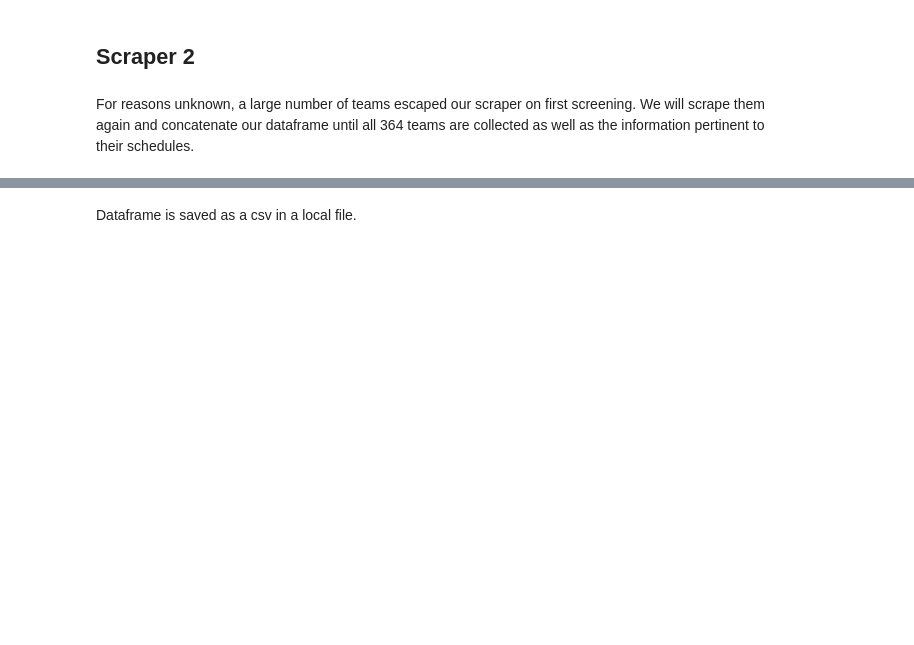
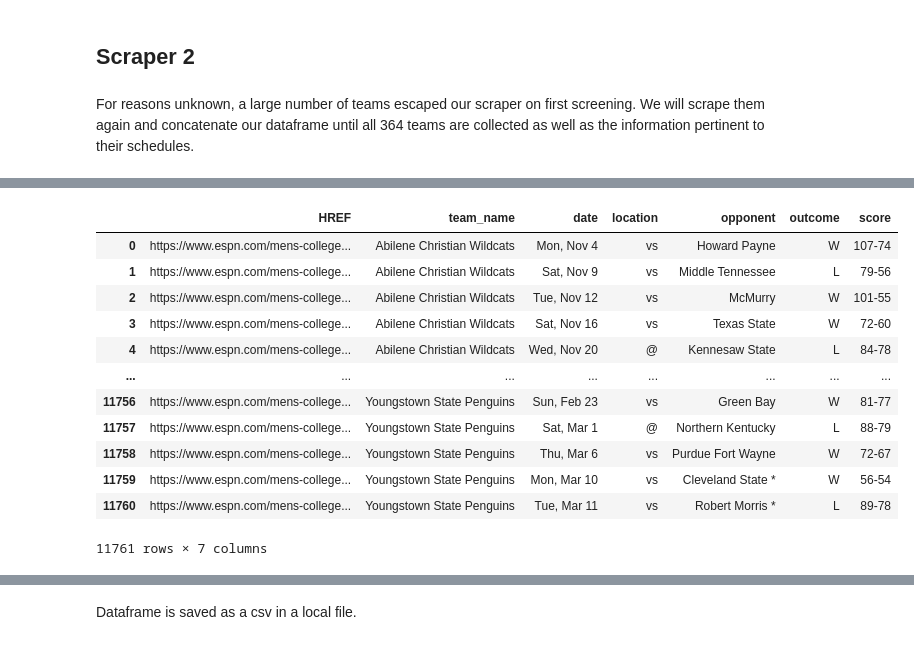
Before and after one commit to JTsmit2013/March_Code_Pudding, a Jupyter notebook: ESPN_March_Madness_Scrapers.ipynb, the cells around one changed output, grey strips where cells are left out. Saved outputs shown, nothing was run; the diff lists cells and outputs as text; code cells hidden in the pictures; blank space fills up the shorter version.

```diff
--- a/ESPN_March_Madness_Scrapers.ipynb
+++ b/ESPN_March_Madness_Scrapers.ipynb
@@ -141,8 +165,8 @@ https://www.espn.com/mens-college-basketball/team/_/id/248/houston-cougars
 # %% [markdown]
 https://www.espn.com/mens-college-basketball/team/schedule/_/id/248
 # %%
-# df['Schedule_link'] = df['URL'].str.replace('/_/', '/schedule' + '/_/').str.replace(r'/id/\d+/', '/schedule' + '')
-df['Schedule_link'] =  df['URL'].apply(lambda url: re.sub(r'(https://www\.espn\.com/mens-college-basketball/team)/_(/id/\d+)', r'\1/schedule/_\2/season/2024', url))
+df['Schedule_link'] = df['URL'].str.replace('/_/', '/schedule' + '/_/').str.replace(r'/id/\d+/', '/schedule' + '')
+# df['Schedule_link'] =  df['URL'].apply(lambda url: re.sub(r'(https://www\.espn\.com/mens-college-basketball/team)/_(/id/\d+)', r'\1/schedule/_\2/season/2024', url))
 # %% [markdown]
 I modify the links to creaet a series of links for each team's schedule. Additional parameters were added above for the season.
 # %%
@@ -277,0 +292,7 @@ Wall time: 52min 53s
+# %%
+my_dict = {}
+for key, value in data.items():
+    if value and value.strip():
+        my_dict[key] = value
+
+print(len(my_dict))
@@ -277,0 +405,51 @@ Wall time: 52min 53s
+# %%
+import numpy as np
+
+data1 = []
+df_full = pd.DataFrame(columns=['HREF', 'team_name', 'date', 'location', 'opponent', 'outcome', 'score'])
+
+while df_2025['team_name'].nunique() > df_full['team_name'].nunique():
+    for key, val in data.items():
+        for j in range(1, len(val.split('\n')), 4):  # Process every 4th line since the structure repeats every 4 lines
+            game_data = {}
+
+            try:
+                # Extract game data from the string
+                date = val.strip().split('\n')[j+1]
+                location = val.strip().split('\n')[j+2].strip()
+                opponent = val.strip().split('\n')[j+3].strip()
+                outcome = val.strip().split('\n')[j+4].strip().partition(' ')[0][0]  # 'W' or 'L'
+                if outcome not in ['W', 'L']:
+                    outcome = val.strip().split('\n')[j+4].strip().partition(' ')[0]
+                    score = np.nan
+                else:
+                    score = val.strip().split('\n')[j+4].strip().partition(' ')[0][1:]
+
+
+                if date == 'DATE OPPONENT TIME TV TICKETS':
+                    break  # Break if we reach the end of the data section
+
+                # Collect the game data into a dictionary
+                game_data['HREF'] = df.loc[df['team_name'] == key, 'Schedule_link'].iloc[0]
+                game_data['team_name'] = key
+                game_data['date'] = date
+                game_data['location'] = location
+                game_data['opponent'] = opponent
+                game_data['outcome'] = outcome
+                game_data['score'] = score
+
+                # Append the collected game data to the list
+                data1.append(game_data)
+            except IndexError:
+                pass  # Skip in case of an index error
+
+    # After processing all games, concatenate the collected data into df_full
+    df_full = pd.concat([df_full, pd.DataFrame(data1)], ignore_index=True)
+    data1 = []
+
+# Print the resulting DataFrame info
+print(df_full.info())
+
+# Output the final df_full
+df_full
+# %% [output]
@@ -277,0 +471,13 @@ Wall time: 52min 53s
+|  | HREF | team_name | date | location | opponent | outcome | score |
+| 0 | https://www.espn.com/mens-college... | Abilene Christian Wildcats | Mon, Nov 4 | vs | Howard Payne | W | 107-74 |
+| 1 | https://www.espn.com/mens-college... | Abilene Christian Wildcats | Sat, Nov 9 | vs | Middle Tennessee | L | 79-56 |
+| 2 | https://www.espn.com/mens-college... | Abilene Christian Wildcats | Tue, Nov 12 | vs | McMurry | W | 101-55 |
+| 3 | https://www.espn.com/mens-college... | Abilene Christian Wildcats | Sat, Nov 16 | vs | Texas State | W | 72-60 |
+| 4 | https://www.espn.com/mens-college... | Abilene Christian Wildcats | Wed, Nov 20 | @ | Kennesaw State | L | 84-78 |
+| ... | ... | ... | ... | ... | ... | ... | ... |
+| 11756 | https://www.espn.com/mens-college... | Youngstown State Penguins | Sun, Feb 23 | vs | Green Bay | W | 81-77 |
+| 11757 | https://www.espn.com/mens-college... | Youngstown State Penguins | Sat, Mar 1 | @ | Northern Kentucky | L | 88-79 |
+| 11758 | https://www.espn.com/mens-college... | Youngstown State Penguins | Thu, Mar 6 | vs | Purdue Fort Wayne | W | 72-67 |
+| 11759 | https://www.espn.com/mens-college... | Youngstown State Penguins | Mon, Mar 10 | vs | Cleveland State * | W | 56-54 |
+| 11760 | https://www.espn.com/mens-college... | Youngstown State Penguins | Tue, Mar 11 | vs | Robert Morris * | L | 89-78 |
+11761 rows × 7 columns
```
Also changed, not shown: parts of 49 cells of this notebook.
